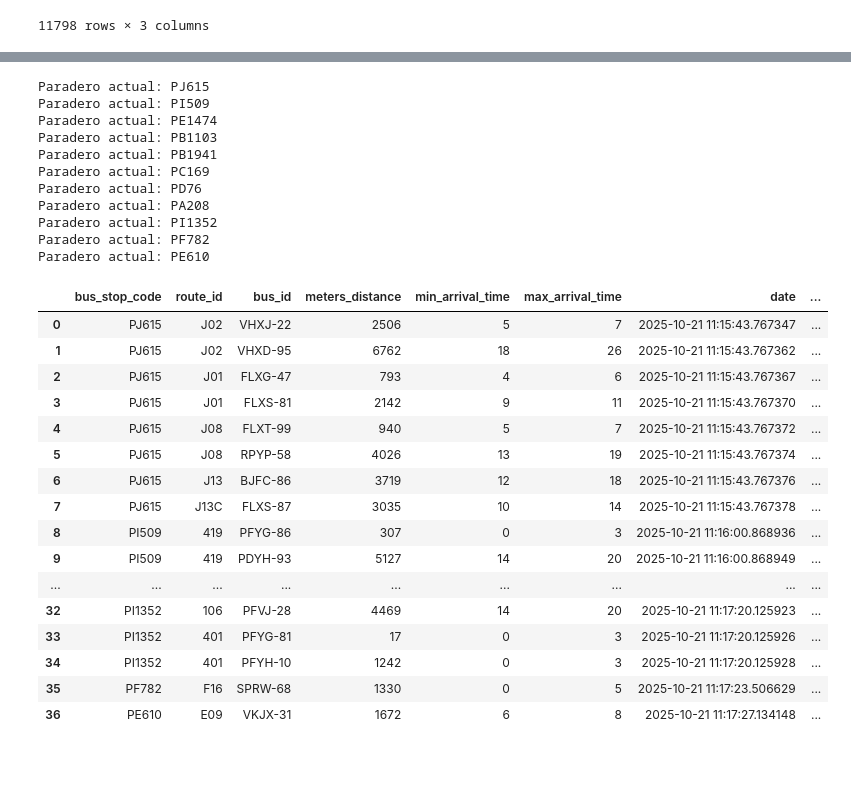
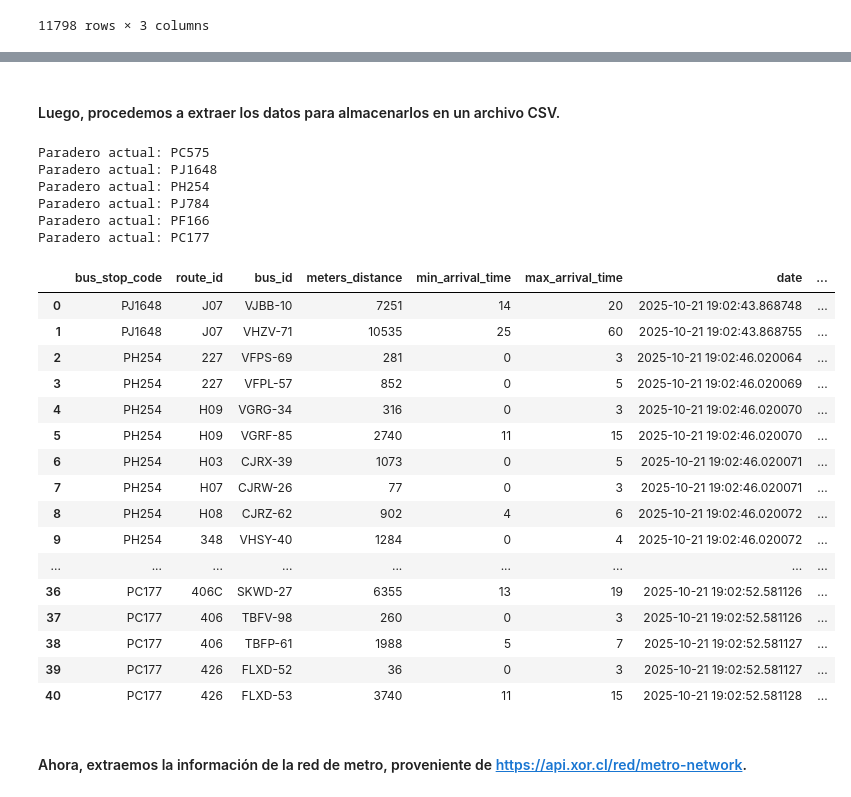
Before and after one commit to vpardoss/squadecaedro, a Jupyter notebook: extraccion_datos.ipynb, the cells around one changed output, grey strips where cells are left out. Cells and saved outputs as stored; diff of their text form; code cells hidden in the pictures; blank space fills up the shorter version.

Commit message:
añadido comentarios y texto al notebook

```diff
--- a/extraccion_datos.ipynb
+++ b/extraccion_datos.ipynb
@@ -79,4 +86,6 @@ cant. a analizar: 1000
 1000 rows × 4 columns
+# %% [markdown]
+#### Luego, procedemos a extraer los datos para almacenarlos en un archivo CSV.
 # %%
 # Creamos un dataframe que tenga todos los ID de paraderos de Santiago usando
 # https://raw.githubusercontent.com/JoseDTPM/geojson-Transantiago/refs/heads/main/Paraderos-Santiago-Chile.geojsonl.json
@@ -90,18 +99,21 @@ def bus_routes(stop):
     all_routes_data = []
     total_stops = len(stop)
     i = 0
+    # Iteramos por código de paradero
     for code in stop["SIMT"]:
-        if i > 10:
+        #LIMITE DE EJEMPLO PARA ESTE NOTEBOOK
+        if i > 5:
             break
         i += 1
         print(f"Paradero actual: {code}")
         url = f"https://api.xor.cl/red/bus-stop/{code}"
         try:
             response = requests.get(url)
+        # Cuando la API rechace las solicitudes, cortamos el for y creamos el CSV de todas maneras.
         except:
             break
         data = response.json()
-
+        # Obtenemos los datos relevantes
         for service in data.get("services", []):
                 for bus in service.get("buses", []):
                     current_datetime = datetime.now()
@@ -114,66 +126,66 @@ def bus_routes(stop):
                         "max_arrival_time": bus.get("max_arrival_time"),
                         "date": current_datetime
             })
+    # Creamos un dataframe para cada recorrido
     bus_routes = pd.DataFrame(all_routes_data)
+    # Juntamos el dataframe de los buses con el de los paraderos
     final_df = pd.merge(
     bus_routes,
     stops_df,
     left_on="bus_stop_code",
     right_on="SIMT",
     how="left"
     )
 
     final_df = final_df.drop(columns=["SIMT"])
     return final_df
 
 
 file = "data/Paraderos-Santiago-Chile.geojsonl.json"
 df = pd.read_json(file, lines=True)
 properties_df = pd.json_normalize(df["properties"])
 
 # Seleccionamos la columna que corresponde al ID de los paraderos y sus coordenadas.
 stops_df = properties_df[["SIMT", "X", "Y"]]
 stops_df_clean = pd.DataFrame()
 stops_df_clean["SIMT"] = stops_df["SIMT"].unique()
 stops_df_1000 = stops_df.sample(n = 1000).reset_index()
+# Creamos un string con la fecha y hora de hoy
 timeanddate = datetime.now()
 timeanddate = timeanddate.strftime("%d-%m-%Y-%H-%M")
 
 
 final_bus_df = bus_routes(stops_df_1000)
 final_bus_df
-
+# Exportamos como CSV
 #final_bus_df.to_csv(f"buses_outputs/datos_{timeanddate}.csv", index=False)
 #print("CSV creado.")
 # %% [output]
-Paradero actual: PJ615
-Paradero actual: PI509
-Paradero actual: PE1474
-Paradero actual: PB1103
-Paradero actual: PB1941
-Paradero actual: PC169
-Paradero actual: PD76
-Paradero actual: PA208
-Paradero actual: PI1352
-Paradero actual: PF782
-Paradero actual: PE610
+Paradero actual: PC575
+Paradero actual: PJ1648
+Paradero actual: PH254
+Paradero actual: PJ784
+Paradero actual: PF166
+Paradero actual: PC177
 |  | bus_stop_code | route_id | bus_id | meters_distance | min_arrival_time | max_arrival_time | date | ... |
-| 0 | PJ615 | J02 | VHXJ-22 | 2506 | 5 | 7 | 2025-10-21 11:15:43.767347 | ... |
-| 1 | PJ615 | J02 | VHXD-95 | 6762 | 18 | 26 | 2025-10-21 11:15:43.767362 | ... |
-| 2 | PJ615 | J01 | FLXG-47 | 793 | 4 | 6 | 2025-10-21 11:15:43.767367 | ... |
-| 3 | PJ615 | J01 | FLXS-81 | 2142 | 9 | 11 | 2025-10-21 11:15:43.767370 | ... |
-| 4 | PJ615 | J08 | FLXT-99 | 940 | 5 | 7 | 2025-10-21 11:15:43.767372 | ... |
-| 5 | PJ615 | J08 | RPYP-58 | 4026 | 13 | 19 | 2025-10-21 11:15:43.767374 | ... |
-| 6 | PJ615 | J13 | BJFC-86 | 3719 | 12 | 18 | 2025-10-21 11:15:43.767376 | ... |
-| 7 | PJ615 | J13C | FLXS-87 | 3035 | 10 | 14 | 2025-10-21 11:15:43.767378 | ... |
-| 8 | PI509 | 419 | PFYG-86 | 307 | 0 | 3 | 2025-10-21 11:16:00.868936 | ... |
-| 9 | PI509 | 419 | PDYH-93 | 5127 | 14 | 20 | 2025-10-21 11:16:00.868949 | ... |
+| 0 | PJ1648 | J07 | VJBB-10 | 7251 | 14 | 20 | 2025-10-21 19:02:43.868748 | ... |
+| 1 | PJ1648 | J07 | VHZV-71 | 10535 | 25 | 60 | 2025-10-21 19:02:43.868755 | ... |
+| 2 | PH254 | 227 | VFPS-69 | 281 | 0 | 3 | 2025-10-21 19:02:46.020064 | ... |
+| 3 | PH254 | 227 | VFPL-57 | 852 | 0 | 5 | 2025-10-21 19:02:46.020069 | ... |
+| 4 | PH254 | H09 | VGRG-34 | 316 | 0 | 3 | 2025-10-21 19:02:46.020070 | ... |
+| 5 | PH254 | H09 | VGRF-85 | 2740 | 11 | 15 | 2025-10-21 19:02:46.020070 | ... |
+| 6 | PH254 | H03 | CJRX-39 | 1073 | 0 | 5 | 2025-10-21 19:02:46.020071 | ... |
+| 7 | PH254 | H07 | CJRW-26 | 77 | 0 | 3 | 2025-10-21 19:02:46.020071 | ... |
+| 8 | PH254 | H08 | CJRZ-62 | 902 | 4 | 6 | 2025-10-21 19:02:46.020072 | ... |
+| 9 | PH254 | 348 | VHSY-40 | 1284 | 0 | 4 | 2025-10-21 19:02:46.020072 | ... |
 | ... | ... | ... | ... | ... | ... | ... | ... | ... |
-| 32 | PI1352 | 106 | PFVJ-28 | 4469 | 14 | 20 | 2025-10-21 11:17:20.125923 | ... |
-| 33 | PI1352 | 401 | PFYG-81 | 17 | 0 | 3 | 2025-10-21 11:17:20.125926 | ... |
-| 34 | PI1352 | 401 | PFYH-10 | 1242 | 0 | 3 | 2025-10-21 11:17:20.125928 | ... |
-| 35 | PF782 | F16 | SPRW-68 | 1330 | 0 | 5 | 2025-10-21 11:17:23.506629 | ... |
-| 36 | PE610 | E09 | VKJX-31 | 1672 | 6 | 8 | 2025-10-21 11:17:27.134148 | ... |
+| 36 | PC177 | 406C | SKWD-27 | 6355 | 13 | 19 | 2025-10-21 19:02:52.581126 | ... |
+| 37 | PC177 | 406 | TBFV-98 | 260 | 0 | 3 | 2025-10-21 19:02:52.581126 | ... |
+| 38 | PC177 | 406 | TBFP-61 | 1988 | 5 | 7 | 2025-10-21 19:02:52.581127 | ... |
+| 39 | PC177 | 426 | FLXD-52 | 36 | 0 | 3 | 2025-10-21 19:02:52.581127 | ... |
+| 40 | PC177 | 426 | FLXD-53 | 3740 | 11 | 15 | 2025-10-21 19:02:52.581128 | ... |
+# %% [markdown]
+#### Ahora, extraemos la información de la red de metro, proveniente de https://api.xor.cl/red/metro-network.
 # %%
 def get_metro_data():
     url = "https://api.xor.cl/red/metro-network"
```
Also changed, not shown: parts of 5 cells of this notebook.
